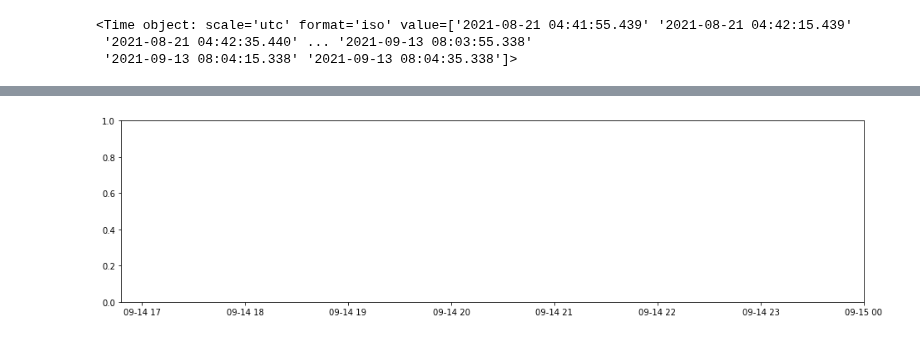
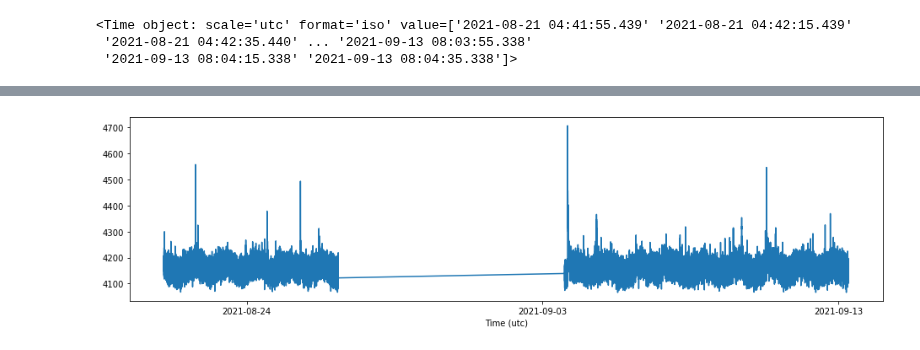
Before and after one commit to MillionConcepts/tess_swift_afpsc, a Jupyter notebook: RemoveNans_ChangeTimescale.ipynb, the cells around one changed output, grey strips where cells are left out. Saved outputs shown, nothing was run; the diff lists cells and outputs as text; code cells hidden in the pictures.

Commit message:
TESS data with nan values removed & corrected timescale.

```diff
--- a/RemoveNans_ChangeTimescale.ipynb
+++ b/RemoveNans_ChangeTimescale.ipynb
@@ -75,7 +52,7 @@ p
  '2021-08-21 04:42:35.440' ... '2021-09-13 08:03:55.338'
  '2021-09-13 08:04:15.338' '2021-09-13 08:04:35.338']>
 # %%
+#TESS data with nan values removed
 plt.figure(figsize=(16,4))
-plt.xlim(2448.7,2449)
-plt.plot_date(p,y)
+plt.plot(p,y)
 # %% [output]
@@ -85 +60 @@ ConversionError: Failed to convert value(s) to axis units: <Time object: scale='
-[figure, old version]
+[figure, new version]
```
Also changed, not shown: parts of 11 cells of this notebook.
